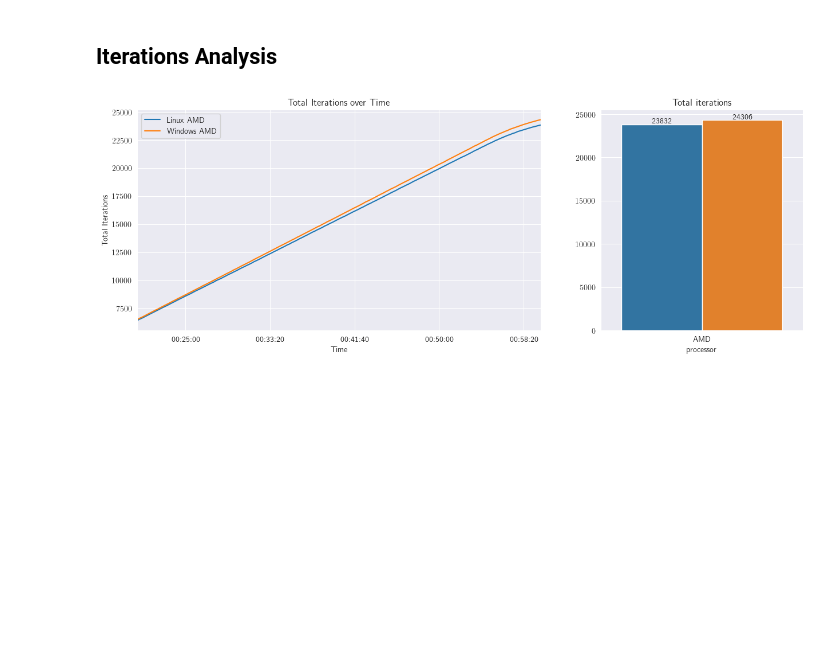
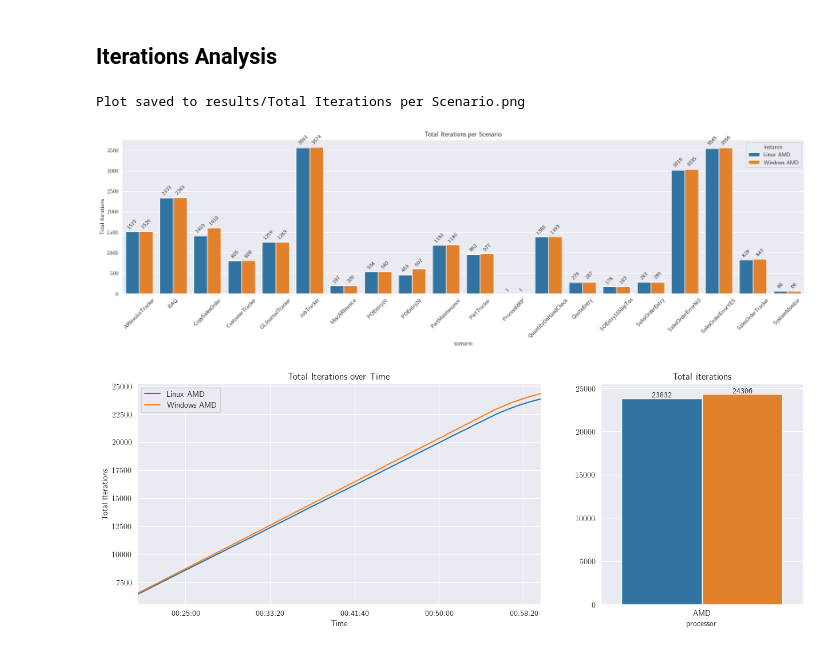
Before and after one commit to epicor-yasuomaidana/metrics-analysis, a Jupyter notebook: Quick Comparison.ipynb, the cells around one changed output. Drawn from its saved outputs; the diff is of its cells as text; code cells hidden in the pictures; blank space fills up the shorter version.

```diff
--- a/Quick Comparison.ipynb
+++ b/Quick Comparison.ipynb
@@ -315,3 +343,10 @@ plt.show()
 [figure]
 # %% [markdown]
 ## Iterations Analysis
+# %%
+plot_bars(total_iterations, title="Total Iterations per Scenario", ylabel="Total Iterations")
+save_plot_if_new("results/Total Iterations per Scenario.png", dpi=300)
+plt.show()
+# %% [output]
+Plot saved to results/Total Iterations per Scenario.png
+[figure, added]
```
Also changed, not shown: parts of 9 cells of this notebook.
